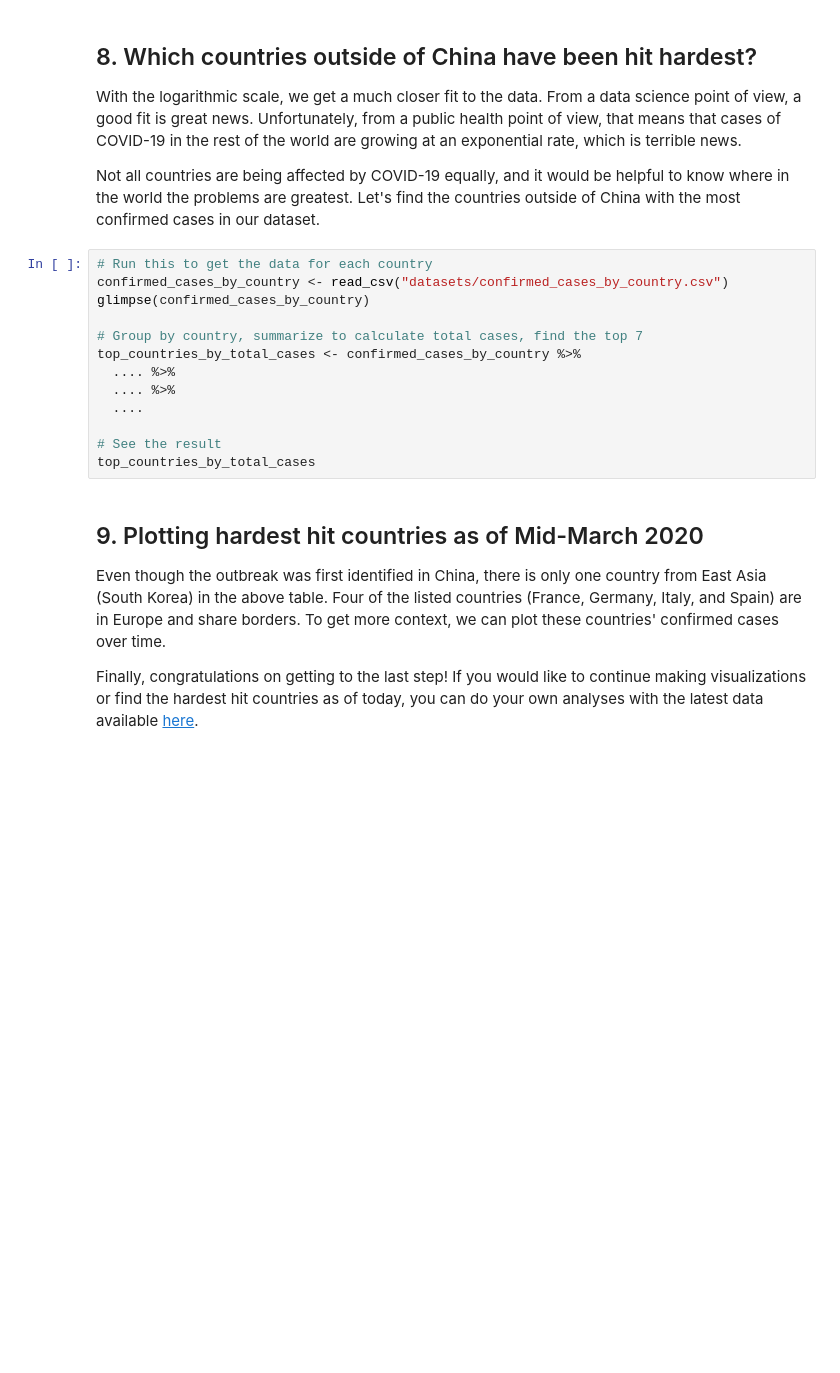
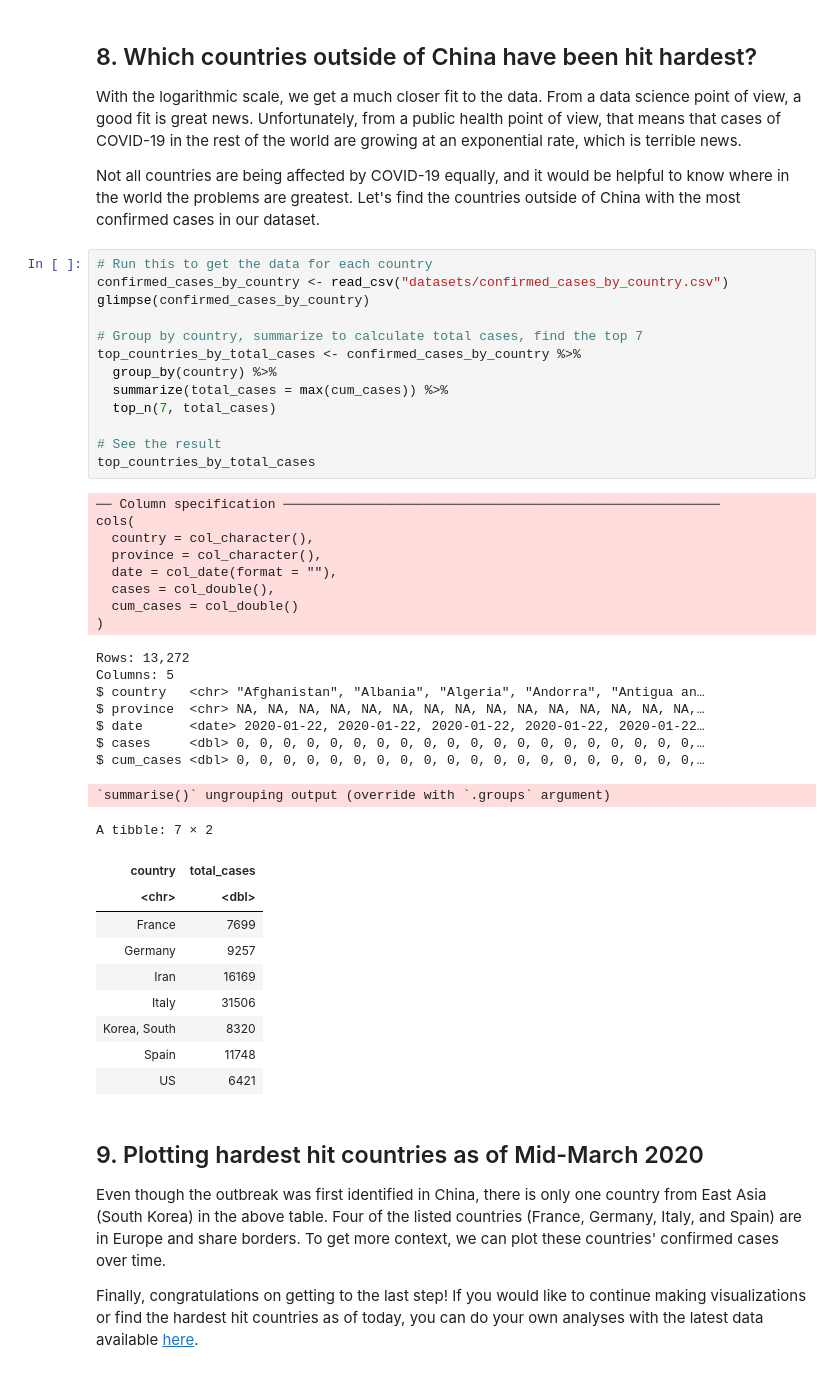
Before and after one commit to printfCRLF/pp, a Jupyter notebook: projects/visualizing_covid-19/notebook.ipynb, the cells around one changed output. Cells and saved outputs as stored; diff of their text form; blank space fills up the shorter version.

```diff
--- a/projects/visualizing_covid-19/notebook.ipynb
+++ b/projects/visualizing_covid-19/notebook.ipynb
@@ -174,16 +165,43 @@ plt_not_china_trend_lin +
 # %%
 # Run this to get the data for each country
 confirmed_cases_by_country <- read_csv("datasets/confirmed_cases_by_country.csv")
 glimpse(confirmed_cases_by_country)
 
 # Group by country, summarize to calculate total cases, find the top 7
 top_countries_by_total_cases <- confirmed_cases_by_country %>%
-  .... %>%
-  .... %>%
-  ....
+  group_by(country) %>%
+  summarize(total_cases = max(cum_cases)) %>%
+  top_n(7, total_cases)
 
 # See the result
 top_countries_by_total_cases
+# %% [output]
+── Column specification ────────────────────────────────────────────────────────
+cols(
+  country = col_character(),
+  province = col_character(),
+  date = col_date(format = ""),
+  cases = col_double(),
+  cum_cases = col_double()
+)
+Rows: 13,272
+Columns: 5
+$ country   <chr> "Afghanistan", "Albania", "Algeria", "Andorra", "Antigua an…
+$ province  <chr> NA, NA, NA, NA, NA, NA, NA, NA, NA, NA, NA, NA, NA, NA, NA,…
+$ date      <date> 2020-01-22, 2020-01-22, 2020-01-22, 2020-01-22, 2020-01-22…
+$ cases     <dbl> 0, 0, 0, 0, 0, 0, 0, 0, 0, 0, 0, 0, 0, 0, 0, 0, 0, 0, 0, 0,…
+$ cum_cases <dbl> 0, 0, 0, 0, 0, 0, 0, 0, 0, 0, 0, 0, 0, 0, 0, 0, 0, 0, 0, 0,…
+`summarise()` ungrouping output (override with `.groups` argument)
+A tibble: 7 × 2
+| country | total_cases |
+| <chr> | <dbl> |
+| France | 7699 |
+| Germany | 9257 |
+| Iran | 16169 |
+| Italy | 31506 |
+| Korea, South | 8320 |
+| Spain | 11748 |
+| US | 6421 |
 # %% [markdown]
 ## 9. Plotting hardest hit countries as of Mid-March 2020
 <p>Even though the outbreak was first identified in China, there is only one country from East Asia (South Korea) in the above table. Four of the listed countries (France, Germany, Italy, and Spain) are in Europe and share borders. To get more context, we can plot these countries' confirmed cases over time.</p>
```
Also changed, not shown: parts of 4 cells of this notebook.
